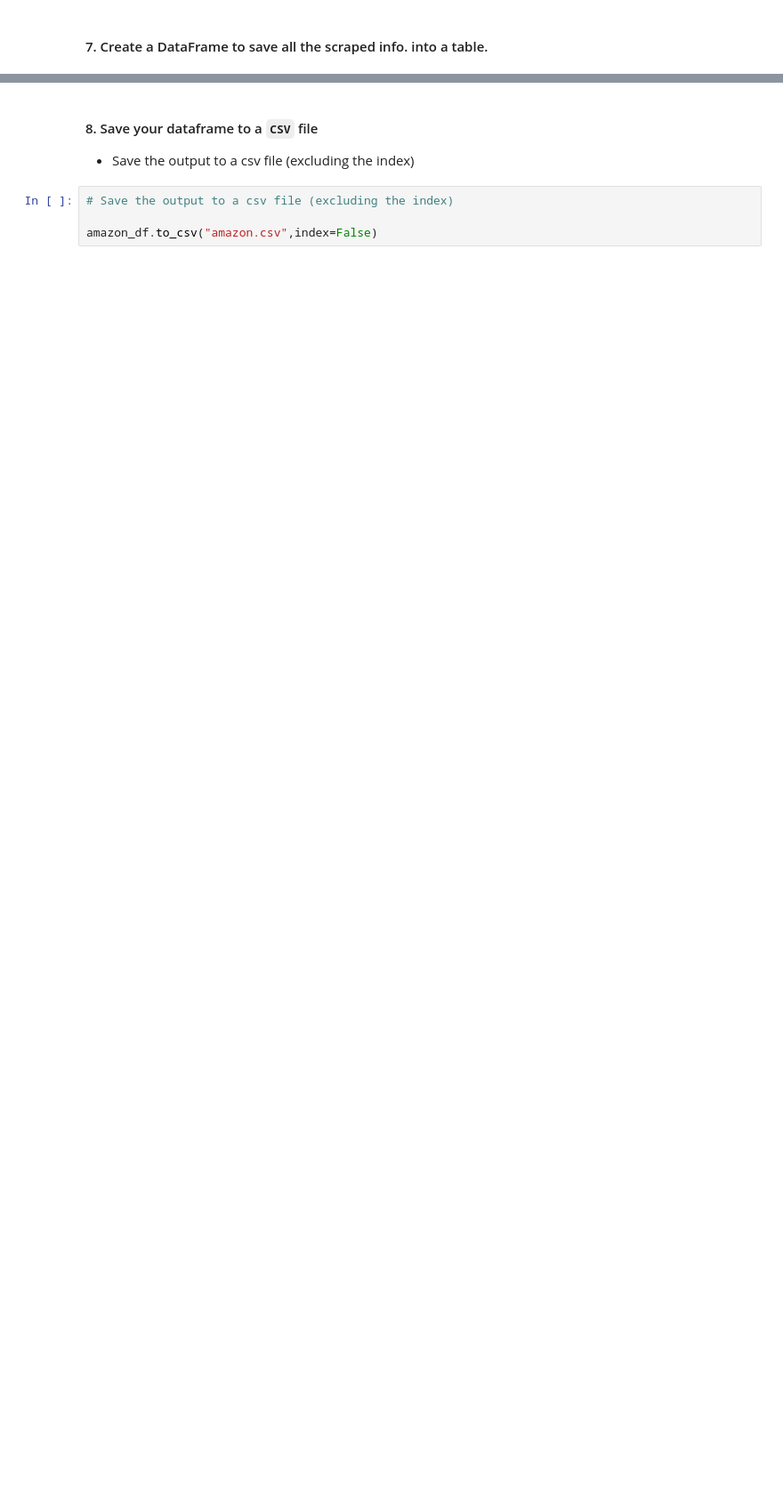
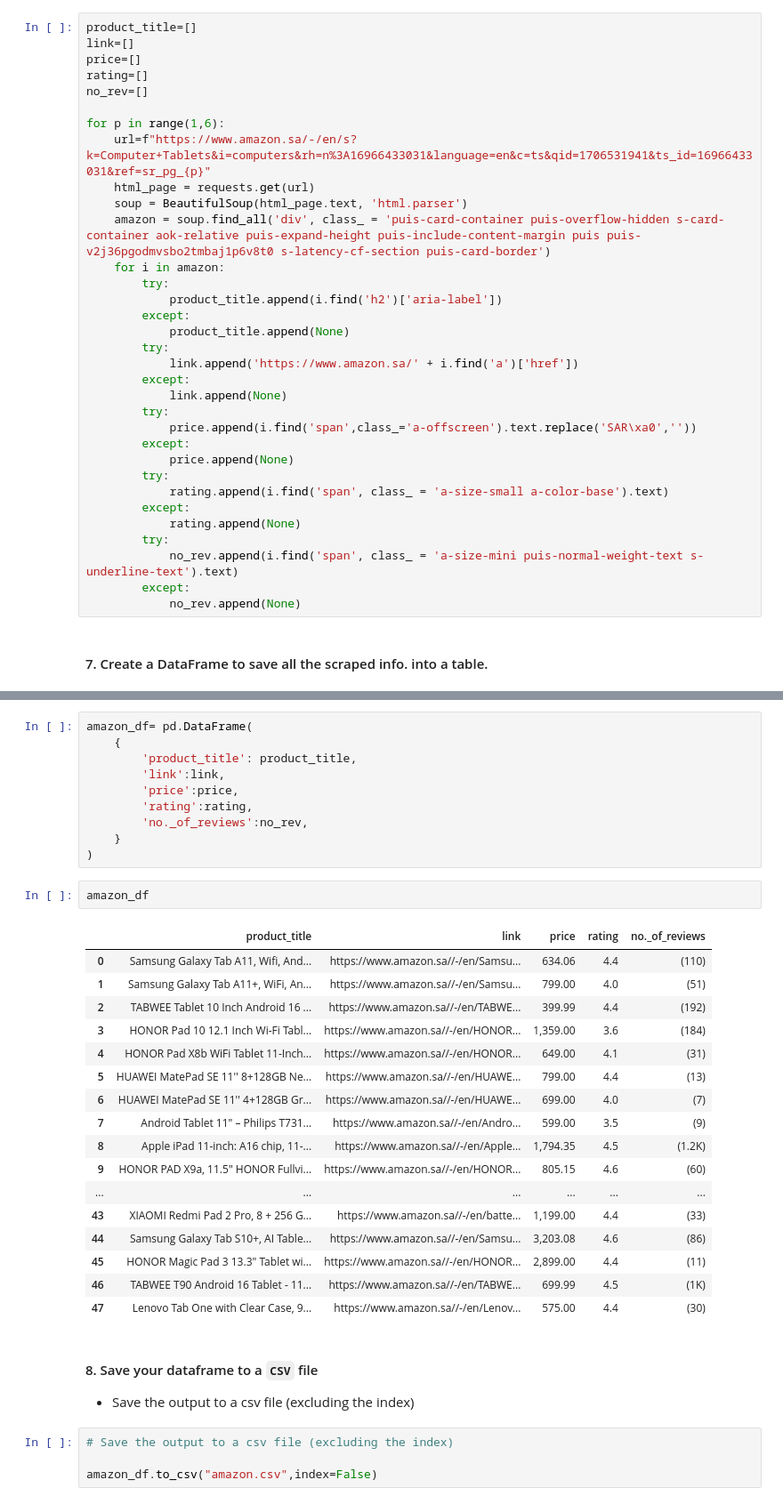
Before and after one commit to Ali123Hussain/labs_projects, a Jupyter notebook: labs/exersise 5/5.1.E1 Exercise1-InClass-Guided-Webscaping.ipynb, the cells around one changed output, grey strips where cells are left out. Shown at 89% size. Cells and saved outputs as stored; diff of their text form; blank space fills up the shorter version.

```diff
--- a/labs/5.1.E1 Exercise1-InClass-Guided-Webscaping.ipynb
+++ b/labs/exersise 5/5.1.E1 Exercise1-InClass-Guided-Webscaping.ipynb
@@ -112,2 +162,35 @@ product_title=[]
+# %%
+product_title=[]
+link=[]
+price=[]
+rating=[]
+no_rev=[]
+
+for p in range(1,6):
+    url=f"https://www.amazon.sa/-/en/s?k=Computer+Tablets&i=computers&rh=n%3A16966433031&language=en&c=ts&qid=1706531941&ts_id=16966433031&ref=sr_pg_{p}"
+    html_page = requests.get(url)
+    soup = BeautifulSoup(html_page.text, 'html.parser')
+    amazon = soup.find_all('div', class_ = 'puis-card-container puis-overflow-hidden s-card-container aok-relative puis-expand-height puis-include-content-margin puis puis-v2j36pgodmvsbo2tmbaj1p6v8t0 s-latency-cf-section puis-card-border')
+    for i in amazon:
+        try:
+            product_title.append(i.find('h2')['aria-label'])
+        except:
+            product_title.append(None)
+        try:
+            link.append('https://www.amazon.sa/' + i.find('a')['href'])
+        except:
+            link.append(None)
+        try:
+            price.append(i.find('span',class_='a-offscreen').text.replace('SAR\xa0',''))
+        except:
+            price.append(None)
+        try:
+            rating.append(i.find('span', class_ = 'a-size-small a-color-base').text)
+        except:
+            rating.append(None)
+        try:
+            no_rev.append(i.find('span', class_ = 'a-size-mini puis-normal-weight-text s-underline-text').text)
+        except:
+            no_rev.append(None)
 # %% [markdown]
 #### 7. Create a DataFrame to save all the scraped info. into a table.
@@ -118,3 +197,33 @@ product_title=[]
+# %%
+amazon_df= pd.DataFrame(
+    {
+        'product_title': product_title,
+        'link':link,
+        'price':price,
+        'rating':rating,
+        'no._of_reviews':no_rev,
+    }
+)
+# %%
+amazon_df
+# %% [output]
+|  | product_title | link | price | rating | no._of_reviews |
+| 0 | Samsung Galaxy Tab A11, Wifi, And... | https://www.amazon.sa//-/en/Samsu... | 634.06 | 4.4 | (110) |
+| 1 | Samsung Galaxy Tab A11+, WiFi, An... | https://www.amazon.sa//-/en/Samsu... | 799.00 | 4.0 | (51) |
+| 2 | TABWEE Tablet 10 Inch Android 16 ... | https://www.amazon.sa//-/en/TABWE... | 399.99 | 4.4 | (192) |
+| 3 | HONOR Pad 10 12.1 Inch Wi-Fi Tabl... | https://www.amazon.sa//-/en/HONOR... | 1,359.00 | 3.6 | (184) |
+| 4 | HONOR Pad X8b WiFi Tablet 11-Inch... | https://www.amazon.sa//-/en/HONOR... | 649.00 | 4.1 | (31) |
+| 5 | HUAWEI MatePad SE 11'' 8+128GB Ne... | https://www.amazon.sa//-/en/HUAWE... | 799.00 | 4.4 | (13) |
+| 6 | HUAWEI MatePad SE 11'' 4+128GB Gr... | https://www.amazon.sa//-/en/HUAWE... | 699.00 | 4.0 | (7) |
+| 7 | Android Tablet 11″ – Philips T731... | https://www.amazon.sa//-/en/Andro... | 599.00 | 3.5 | (9) |
+| 8 | Apple iPad 11-inch: A16 chip, 11-... | https://www.amazon.sa//-/en/Apple... | 1,794.35 | 4.5 | (1.2K) |
+| 9 | HONOR PAD X9a, 11.5" HONOR Fullvi... | https://www.amazon.sa//-/en/HONOR... | 805.15 | 4.6 | (60) |
+| ... | ... | ... | ... | ... | ... |
+| 43 | XIAOMI Redmi Pad 2 Pro, 8 + 256 G... | https://www.amazon.sa//-/en/batte... | 1,199.00 | 4.4 | (33) |
+| 44 | Samsung Galaxy Tab S10+, AI Table... | https://www.amazon.sa//-/en/Samsu... | 3,203.08 | 4.6 | (86) |
+| 45 | HONOR Magic Pad 3 13.3" Tablet wi... | https://www.amazon.sa//-/en/HONOR... | 2,899.00 | 4.4 | (11) |
+| 46 | TABWEE T90 Android 16 Tablet - 11... | https://www.amazon.sa//-/en/TABWE... | 699.99 | 4.5 | (1K) |
+| 47 | Lenovo Tab One with Clear Case, 9... | https://www.amazon.sa//-/en/Lenov... | 575.00 | 4.4 | (30) |
 # %% [markdown]
 #### 8. Save your dataframe to a `CSV` file
 - Save the output to a csv file (excluding the index)
```
Also changed, not shown: parts of 18 cells of this notebook, 4 other files.
